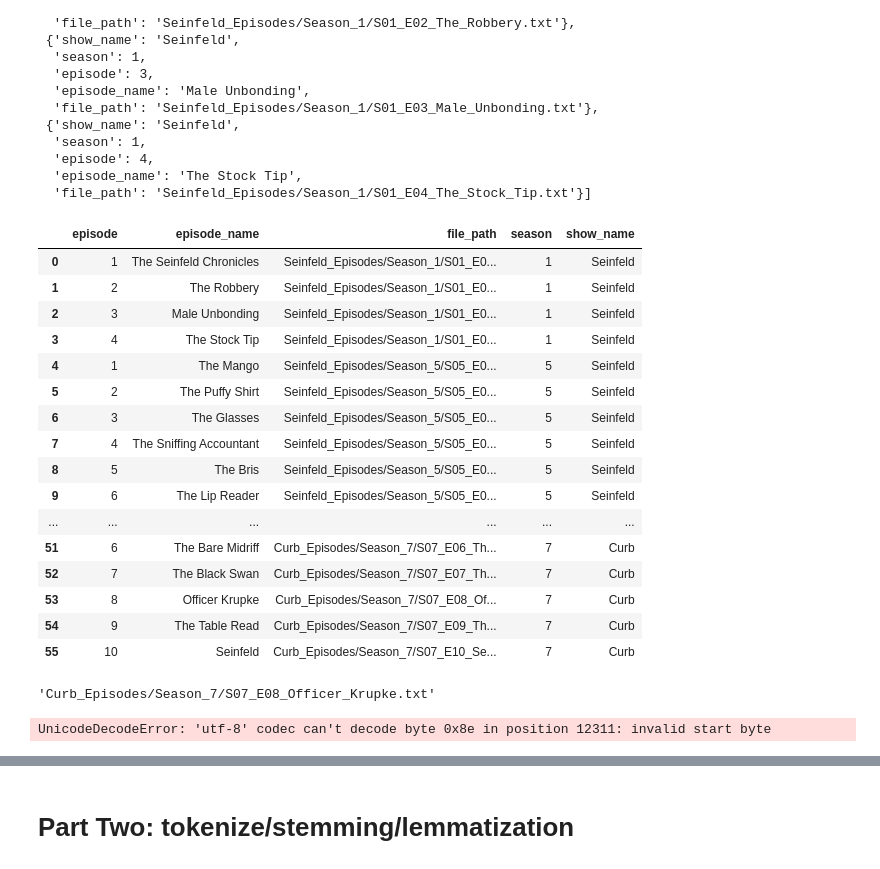
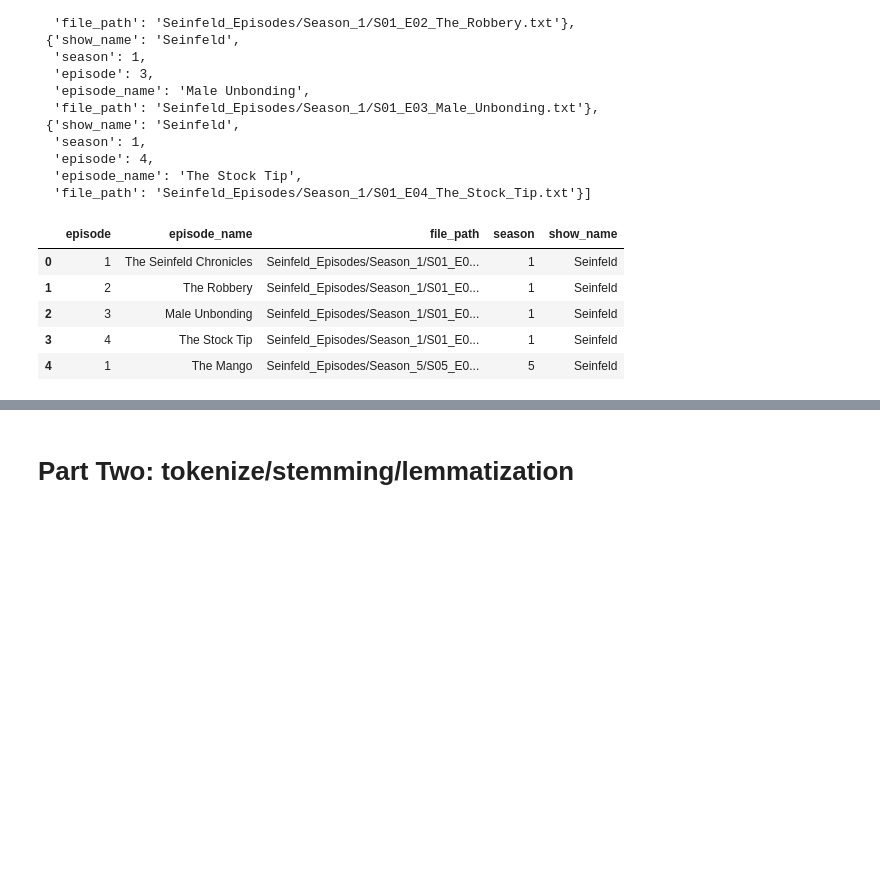
Before and after one commit to amitrani6/nlp-overview, a Jupyter notebook: word_vectorization.ipynb, the cells around one changed output, grey strips where cells are left out. Cells and saved outputs as stored; diff of their text form; code cells hidden in the pictures; blank space fills up the shorter version.

```diff
--- a/word_vectorization.ipynb
+++ b/word_vectorization.ipynb
@@ -117,29 +117,14 @@ curb_dict_season_7 = convert_file_names_to_dictionary(curb_directory, curb_seaso
 shows_dict = seinfeld_dict_season_1 + seinfeld_dict_season_5 + curb_dict_season_3 + curb_dict_season_4 + curb_dict_season_7
 # %%
 df = pd.DataFrame(shows_dict)
-df
+df.head()
 # %% [output]
 |  | episode | episode_name | file_path | season | show_name |
 | 0 | 1 | The Seinfeld Chronicles | Seinfeld_Episodes/Season_1/S01_E0... | 1 | Seinfeld |
 | 1 | 2 | The Robbery | Seinfeld_Episodes/Season_1/S01_E0... | 1 | Seinfeld |
 | 2 | 3 | Male Unbonding | Seinfeld_Episodes/Season_1/S01_E0... | 1 | Seinfeld |
 | 3 | 4 | The Stock Tip | Seinfeld_Episodes/Season_1/S01_E0... | 1 | Seinfeld |
 | 4 | 1 | The Mango | Seinfeld_Episodes/Season_5/S05_E0... | 5 | Seinfeld |
-| 5 | 2 | The Puffy Shirt | Seinfeld_Episodes/Season_5/S05_E0... | 5 | Seinfeld |
-| 6 | 3 | The Glasses | Seinfeld_Episodes/Season_5/S05_E0... | 5 | Seinfeld |
-| 7 | 4 | The Sniffing Accountant | Seinfeld_Episodes/Season_5/S05_E0... | 5 | Seinfeld |
-| 8 | 5 | The Bris | Seinfeld_Episodes/Season_5/S05_E0... | 5 | Seinfeld |
-| 9 | 6 | The Lip Reader | Seinfeld_Episodes/Season_5/S05_E0... | 5 | Seinfeld |
-| ... | ... | ... | ... | ... | ... |
-| 51 | 6 | The Bare Midriff | Curb_Episodes/Season_7/S07_E06_Th... | 7 | Curb |
-| 52 | 7 | The Black Swan | Curb_Episodes/Season_7/S07_E07_Th... | 7 | Curb |
-| 53 | 8 | Officer Krupke | Curb_Episodes/Season_7/S07_E08_Of... | 7 | Curb |
-| 54 | 9 | The Table Read | Curb_Episodes/Season_7/S07_E09_Th... | 7 | Curb |
-| 55 | 10 | Seinfeld | Curb_Episodes/Season_7/S07_E10_Se... | 7 | Curb |
-# %%
-df.loc[53].file_path
-# %% [output]
-'Curb_Episodes/Season_7/S07_E08_Officer_Krupke.txt'
 # %%
 def open_file(file_path):
 
@@ -147,7 +132,3 @@ def open_file(file_path):
         raw_text = file.read().replace('\n', ' ')
 
     return raw_text
-# %%
-open_file(df.loc[54].file_path)
-# %% [output]
-UnicodeDecodeError: 'utf-8' codec can't decode byte 0x8e in position 12311: invalid start byte
```
Also changed, not shown: parts of 9 cells of this notebook.
